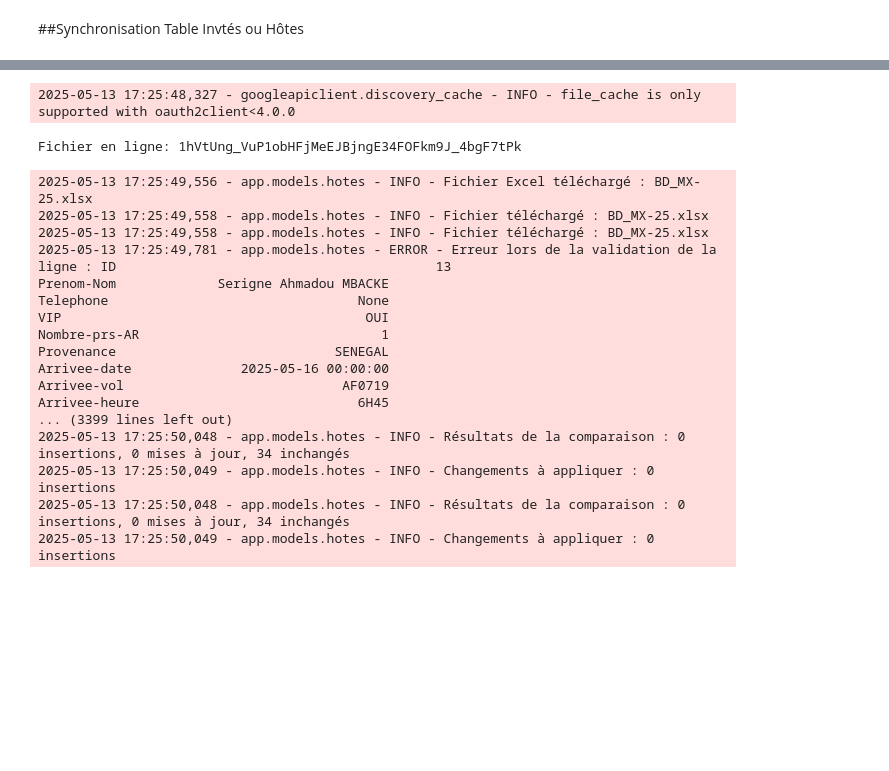
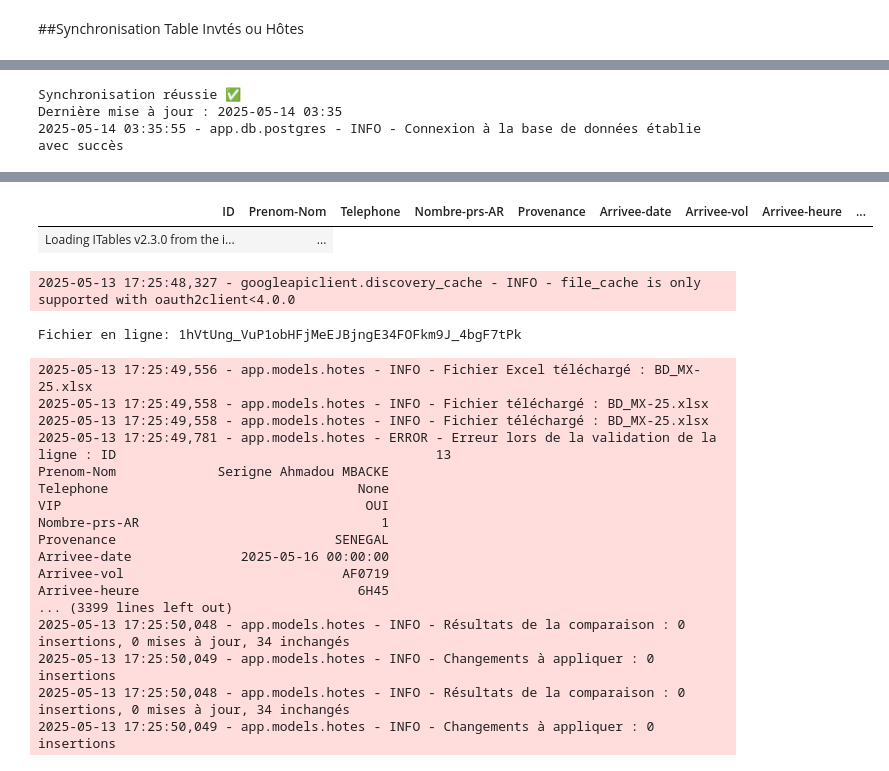
Before and after one commit to mmdsmb/testdispatchuv, a Jupyter notebook: app/_main.ipynb, the cells around one changed output, grey strips where cells are left out. Cells and saved outputs as stored; diff of their text form; code cells hidden in the pictures; blank space fills up the shorter version.

Commit message:
ok hotes sync

```diff
--- a/app/_main.ipynb
+++ b/app/_main.ipynb
@@ -66,2 +67,48 @@ if not FOLDER_ID:
 # %% [markdown]
 ##Synchronisation Table Invtés ou Hôtes
+# %%
+async def mainHotesSync()->pd.DataFrame:
+
+    synchronizer = HotesSynchronizer(db)
+
+    # Synchronisation
+    success = await synchronizer.sync(use_online=True)
+
+    # Vérification
+    if success:
+        print("Synchronisation réussie ✅")
+        print(f"Dernière mise à jour : {datetime.now().strftime('%Y-%m-%d %H:%M')}")
+    else:
+        print("Échec de la synchronisation ❌")
+
+
+    query = f"""
+        SELECT "ID", "Prenom-Nom", "Telephone", "Nombre-prs-AR", "Provenance", "Arrivee-date", "Arrivee-vol",
+        coalesce("Arrivee-heure", '') as "Arrivee-heure", "Arrivee-Lieux", "Hebergeur", "RESTAURATION",
+        "Telephone-hebergeur", "Adresse-hebergement", "Retour-date", "Nombre-prs-Ret", "Retour-vol",
+        "Retour-heure", "Retour-Lieux", "Destination" , vip , transport_aller, transport_retour
+        FROM "Hotes"
+         order by "ID";
+        """
+
+    df_hotes = await extract_data_from_query(query)
+
+    try:
+    # Avec formatage avancé
+        file_id = await save_and_upload_to_drive(
+            df=df_hotes,
+            folder_id=FOLDER_ID,
+            file_prefix="hotes",
+            subfolder_name="hotes",
+            format_excel=True,
+            index=False
+            )
+    except Exception as e:
+        logger.error(f"Erreur lors de l'enregistrement/upload: {str(e)}", exc_info=True)
+
+
+    return df_hotes
+
+df_hotes = await mainHotesSync()
+df_hotes.head()
+# %% [output]
@@ -67,0 +121,3 @@ if not FOLDER_ID:
+Synchronisation réussie ✅
+Dernière mise à jour : 2025-05-14 03:35
+2025-05-14 03:35:55 - app.db.postgres - INFO - Connexion à la base de données établie avec succès
@@ -68,2 +130,4 @@ if not FOLDER_ID:
+| ID | Prenom-Nom | Telephone | Nombre-prs-AR | Provenance | Arrivee-date | Arrivee-vol | Arrivee-heure | ... |
+| Loading ITables v2.3.0 from the i... | ... |
 # %%
 
```
Also changed, not shown: parts of 4 cells of this notebook, 4 other files.
